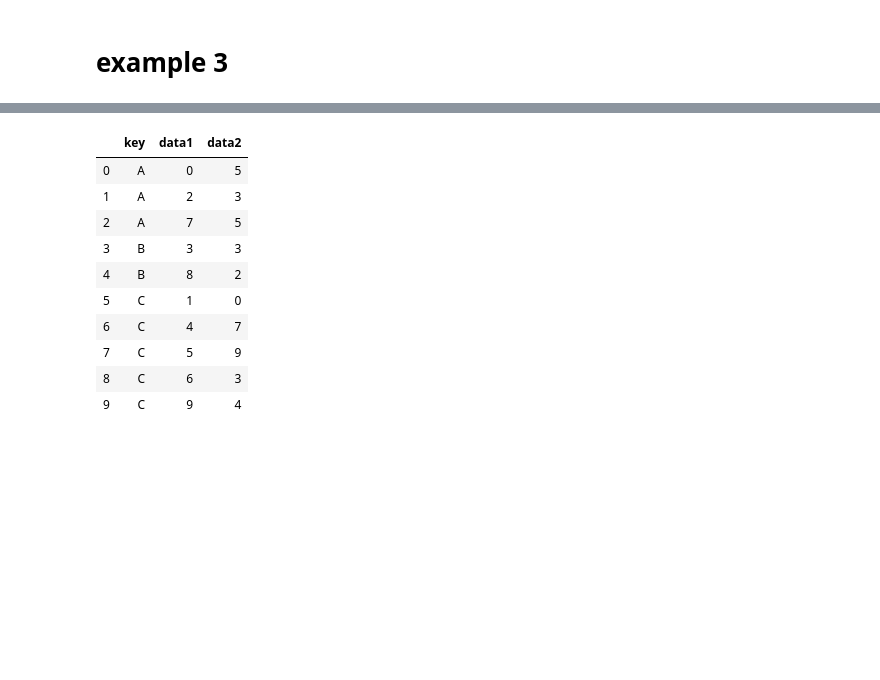
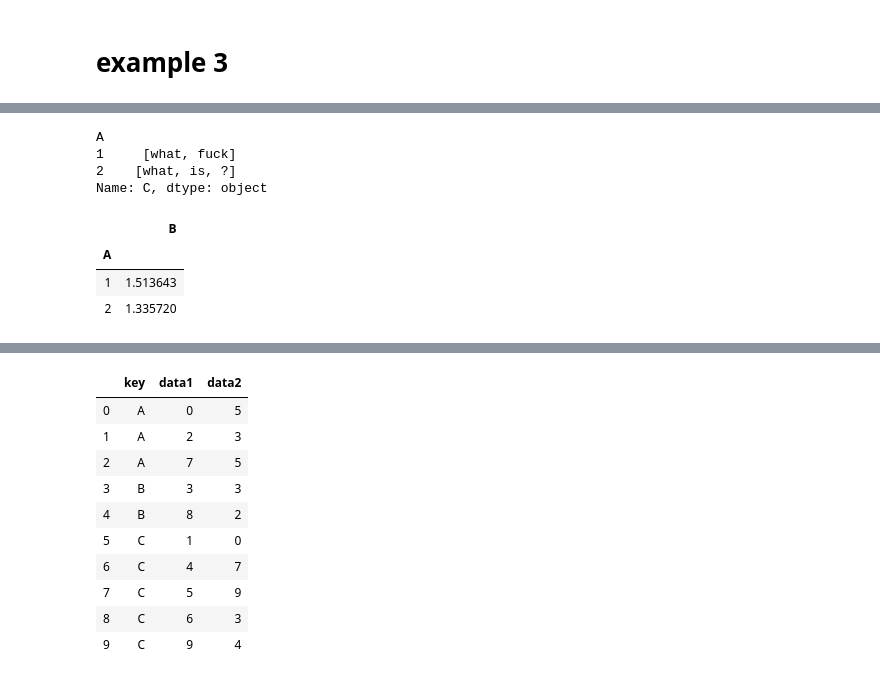
Before and after one commit to zawecha1/data_playground, a Jupyter notebook: pandas/groupby and aggregation.ipynb, the cells around one changed output, grey strips where cells are left out. Cells and saved outputs as stored; diff of their text form; code cells hidden in the pictures; blank space fills up the shorter version.

```diff
--- a/pandas/groupby and aggregation.ipynb
+++ b/pandas/groupby and aggregation.ipynb
@@ -77,0 +90,14 @@ DF_Agg
+# %%
+df.groupby('A')['C'].unique()
+# %% [output]
+A
+1     [what, fuck]
+2    [what, is, ?]
+Name: C, dtype: object
+# %%
+df.groupby('A').sum() # 对group直接调用 sum()会自动过滤掉不是数值型的列
+# %% [output]
+|  | B |
+| A |  |
+| 1 | 1.513643 |
+| 2 | 1.335720 |
```
Also changed, not shown: parts of 12 cells of this notebook, 1 other file.
